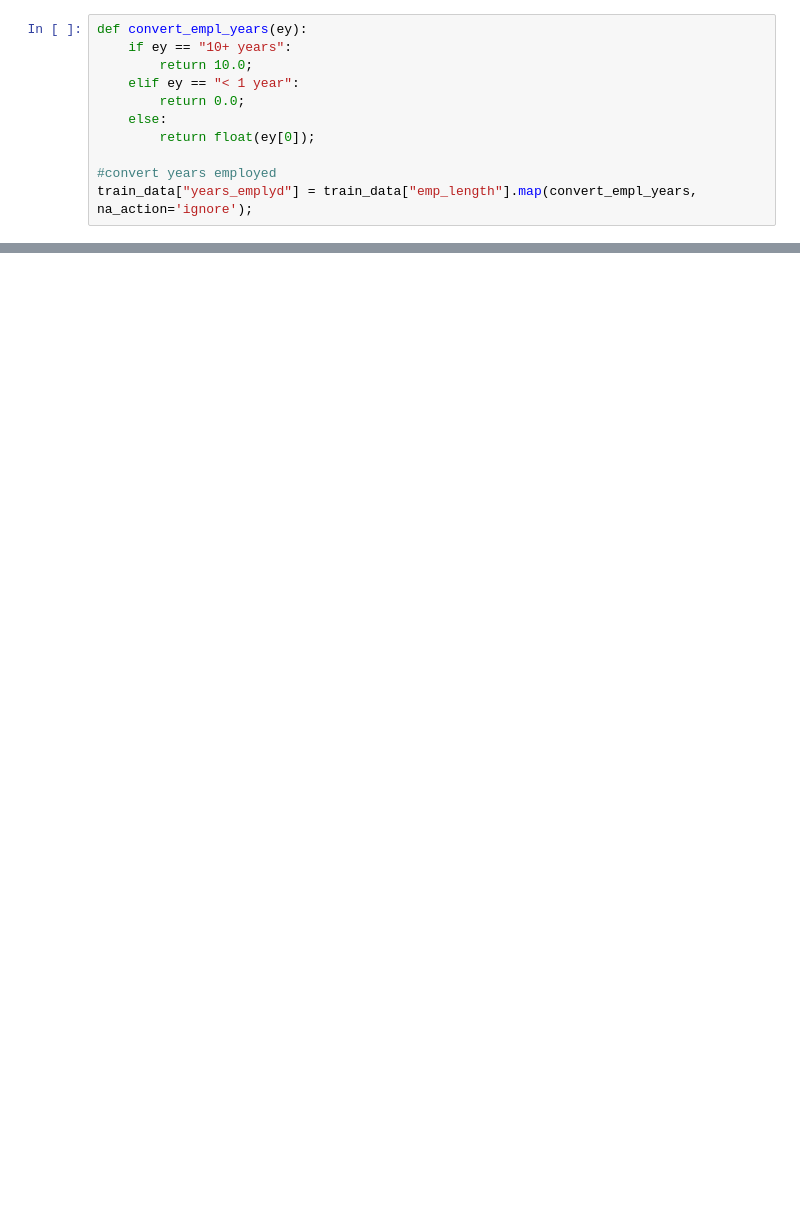
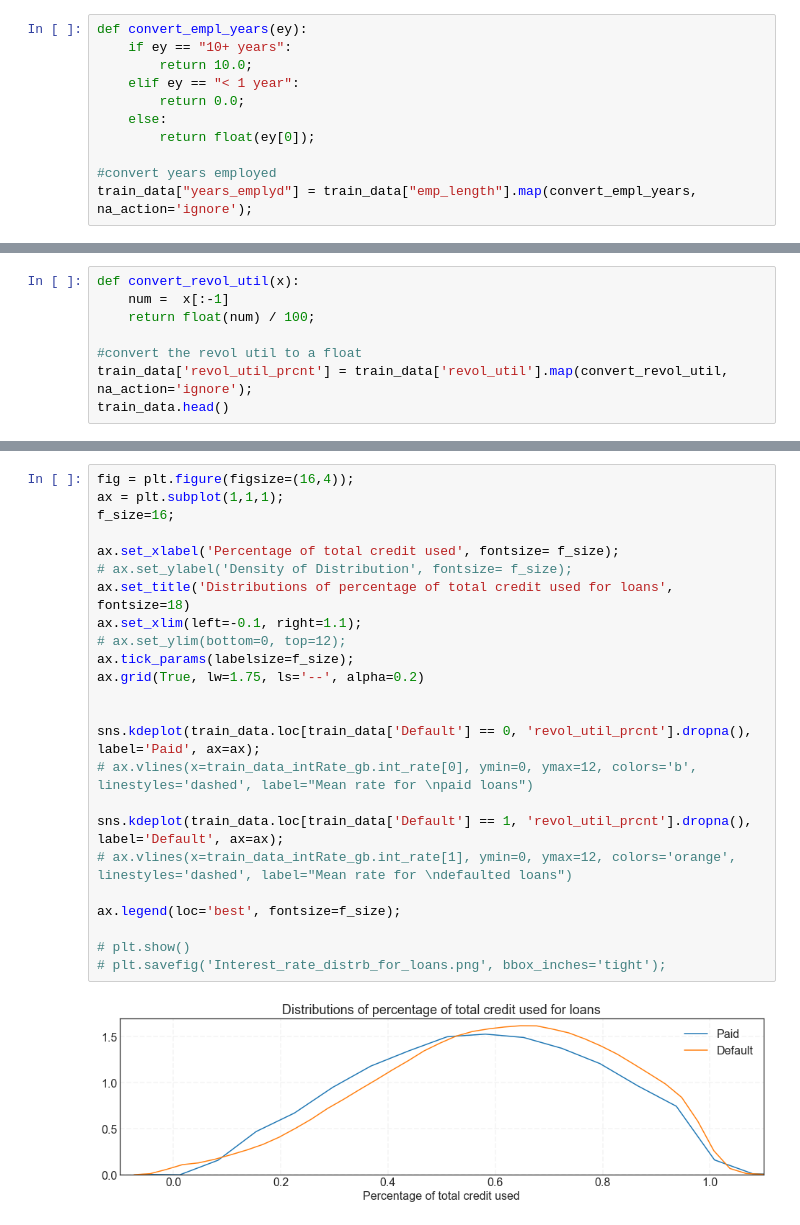
Before and after one commit to bhavenp/209A-FinalProject, a Jupyter notebook: bhaven/EDA_for_final.ipynb, the cells around one changed output, grey strips where cells are left out. Cells and saved outputs as stored; diff of their text form; blank space fills up the shorter version.

```diff
--- a/bhaven/EDA_for_final.ipynb
+++ b/bhaven/EDA_for_final.ipynb
@@ -191,0 +258,8 @@ ax.legend(loc='best', fontsize=f_size);
+# %%
+def convert_revol_util(x):
+    num =  x[:-1]
+    return float(num) / 100;
+
+#convert the revol util to a float
+train_data['revol_util_prcnt'] = train_data['revol_util'].map(convert_revol_util, na_action='ignore');
+train_data.head()
@@ -191,0 +278,26 @@ ax.legend(loc='best', fontsize=f_size);
+# %%
+fig = plt.figure(figsize=(16,4));
+ax = plt.subplot(1,1,1);
+f_size=16;
+
+ax.set_xlabel('Percentage of total credit used', fontsize= f_size);
+# ax.set_ylabel('Density of Distribution', fontsize= f_size);
+ax.set_title('Distributions of percentage of total credit used for loans', fontsize=18)
+ax.set_xlim(left=-0.1, right=1.1);
+# ax.set_ylim(bottom=0, top=12);
+ax.tick_params(labelsize=f_size);
+ax.grid(True, lw=1.75, ls='--', alpha=0.2)
+
+
+sns.kdeplot(train_data.loc[train_data['Default'] == 0, 'revol_util_prcnt'].dropna(), label='Paid', ax=ax);
+# ax.vlines(x=train_data_intRate_gb.int_rate[0], ymin=0, ymax=12, colors='b', linestyles='dashed', label="Mean rate for \npaid loans")
+
+sns.kdeplot(train_data.loc[train_data['Default'] == 1, 'revol_util_prcnt'].dropna(), label='Default', ax=ax);
+# ax.vlines(x=train_data_intRate_gb.int_rate[1], ymin=0, ymax=12, colors='orange', linestyles='dashed', label="Mean rate for \ndefaulted loans")
+
+ax.legend(loc='best', fontsize=f_size);
+
+# plt.show()
+# plt.savefig('Interest_rate_distrb_for_loans.png', bbox_inches='tight');
+# %% [output]
+[figure, added]
```
Also changed, not shown: parts of 19 cells of this notebook, 2 other files.
